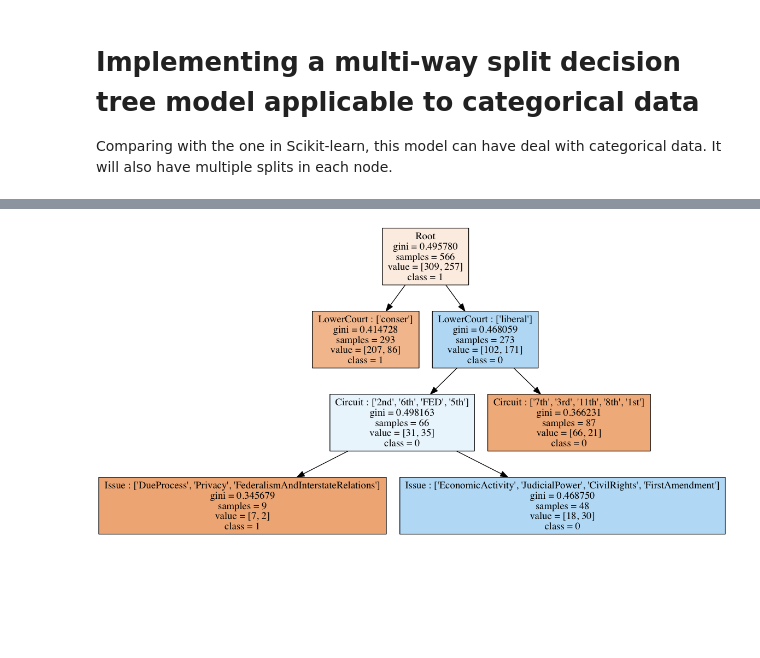
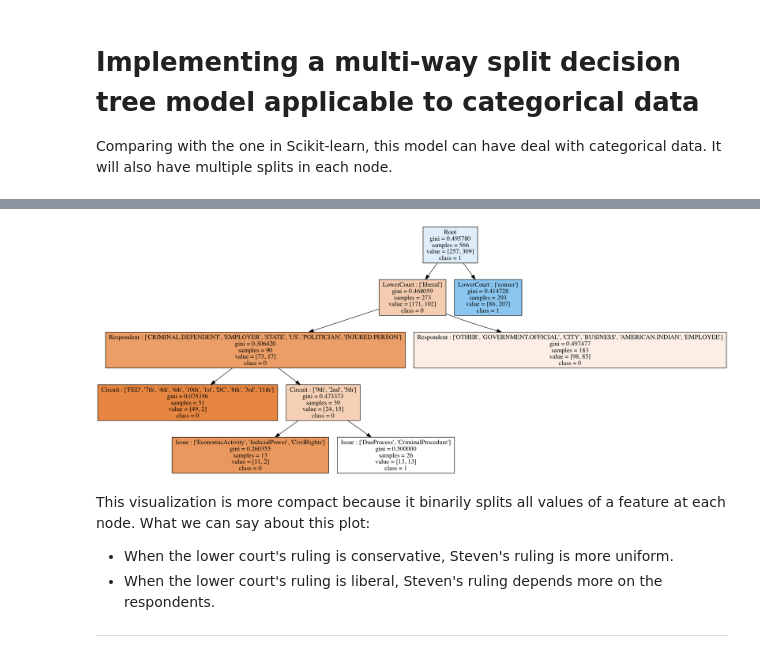
Before and after one commit to flyeversheep/Decisiontree_categorical, a Jupyter notebook: Stevens.ipynb, the cells around one changed output, grey strips where cells are left out. Saved outputs shown, nothing was run; the diff lists cells and outputs as text; code cells hidden in the pictures; blank space fills up the shorter version.

```diff
--- a/Stevens.ipynb
+++ b/Stevens.ipynb
@@ -172,12 +257,19 @@ This is essentially an expenentially expensive way. Because we need to consider
 # %%
 features = ['Circuit','Issue','Petitioner','Respondent','LowerCourt','Unconst']
 #features = ['Unconst','LowerCourt']
 responds = ['Reverse']
 X = steven[features]
 Y = steven[responds]
-node = TreeGenerate(X, Y, features,split = 'binary', gini_decrease_min = 0.028)
+node = TreeGenerate(X, Y, features,split = 'binary', gini_decrease_min = 0.029, min_split=30)
 export_graph(node, 'test.dot',filled = True)
 !dot -Tpng test.dot -o testbinary.png
 Image('testbinary.png')
 # %% [output]
-[figure, old version]
+[figure, new version]
+# %% [markdown]
+This visualization is more compact because it binarily splits all values of a feature at each node.
+What we can say about this plot:
+* When the lower court's ruling is conservative, Steven's ruling is more uniform.
+* When the lower court's ruling is liberal, Steven's ruling depends more on the respondents.
+
+-----
```
Also changed, not shown: parts of 26 cells of this notebook, 1 other file.
